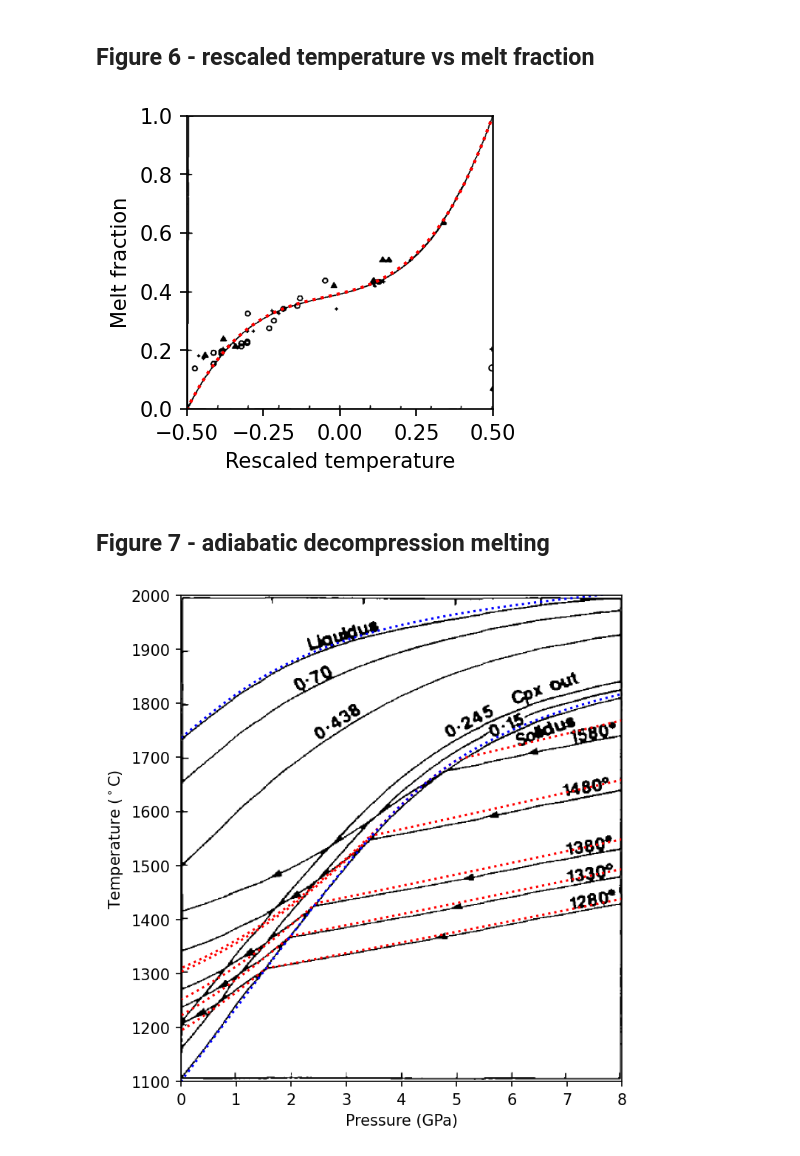
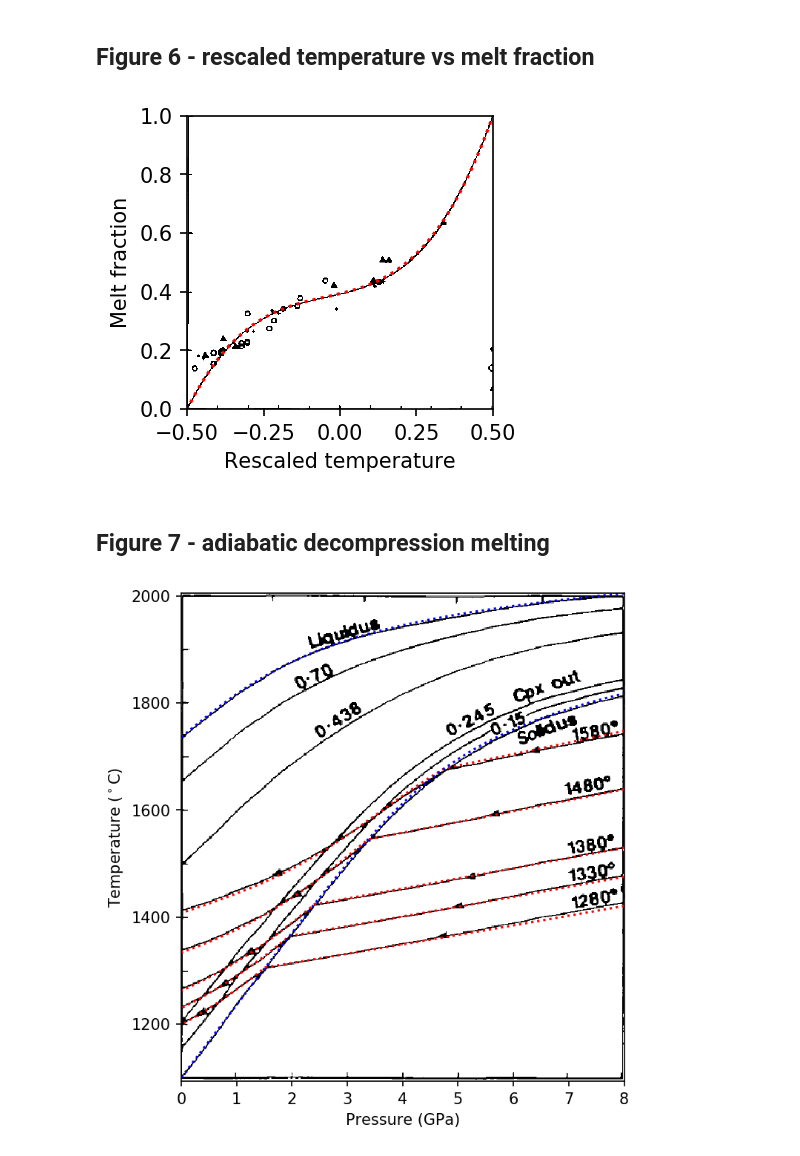
Before and after one commit to simonwmatthews/pyMelt, a Jupyter notebook: docs/comparisons/mckenzie1988.ipynb, the cells around one changed output. Cells and saved outputs as stored; diff of their text form; code cells hidden in the pictures.

```diff
--- a/docs/comparisons/mckenzie1988.ipynb
+++ b/docs/comparisons/mckenzie1988.ipynb
@@ -10,7 +10,7 @@ import pyMelt as m
 # %% [markdown]
 Faffing around with some numpy arrays...
 # %%
-mckenzie = m.lithologies.mckenzie.lherzolite(DeltaS=250)
+mckenzie = m.lithologies.mckenzie.lherzolite()#DeltaS=250)
 T = np.linspace(1100, 2100, 501)
 mckenzie_F = [mckenzie.F(3.0, i) for i in T]
 P = np.linspace(0.0, 9.0, 91)
@@ -68,33 +68,40 @@ a.set_ylabel('Melt fraction')
 
 plt.show()
 # %% [output]
-[figure, old version]
+[figure, new version]
 # %% [markdown]
 ## Figure 7 - adiabatic decompression melting
+# %%
+mckenzie = m.lithologies.mckenzie.lherzolite()
+
+mantle = m.mantle([mckenzie],[1],['Lz'])
+
+tp = [1280, 1330, 1380, 1480, 1580]
+
+columns = []
+for i in range(len(tp)):
+    columns.append(mantle.adiabaticMelt(tp[i], Pstart=8.0))
 # %%
-mantle = m.mantle([mckenzie],[1],['Lz'])
-
 f, a = plt.subplots(figsize=(5.14, 5.81), dpi=150)
 pub = plt.imread('figures/mckenzie_fig7a.png')
 
 a.set_xlim(0.0, 8.0)
-a.set_ylim(1100, 2000)
+a.set_ylim(1093, 2005)
 
 a.imshow(pub,
          extent=[a.get_xlim()[0], a.get_xlim()[1],
                  a.get_ylim()[0], a.get_ylim()[1]],
          aspect='auto')
 
-for i in [1280, 1330, 1380, 1480, 1580]:
-    column = mantle.adiabaticMelt(i, Pstart=8.0)
-    a.plot(column.P, column.T, c='r', ls=':')
+for i in range(len(tp)):
+    a.plot(columns[i].P, columns[i].T, c='r', ls=':')
 
 a.plot(P, mckenzie_solidus, c='b', ls=':')
 a.plot(P, mckenzie_liquidus, c='b', ls=':')
 
 a.set_xlabel('Pressure (GPa)')
 a.set_ylabel('Temperature ($^\circ$C)')
 
 plt.show()
 # %% [output]
-[figure, old version]
+[figure, new version]
```
Also changed, not shown: parts of 1 cell of this notebook, 3 other files.
